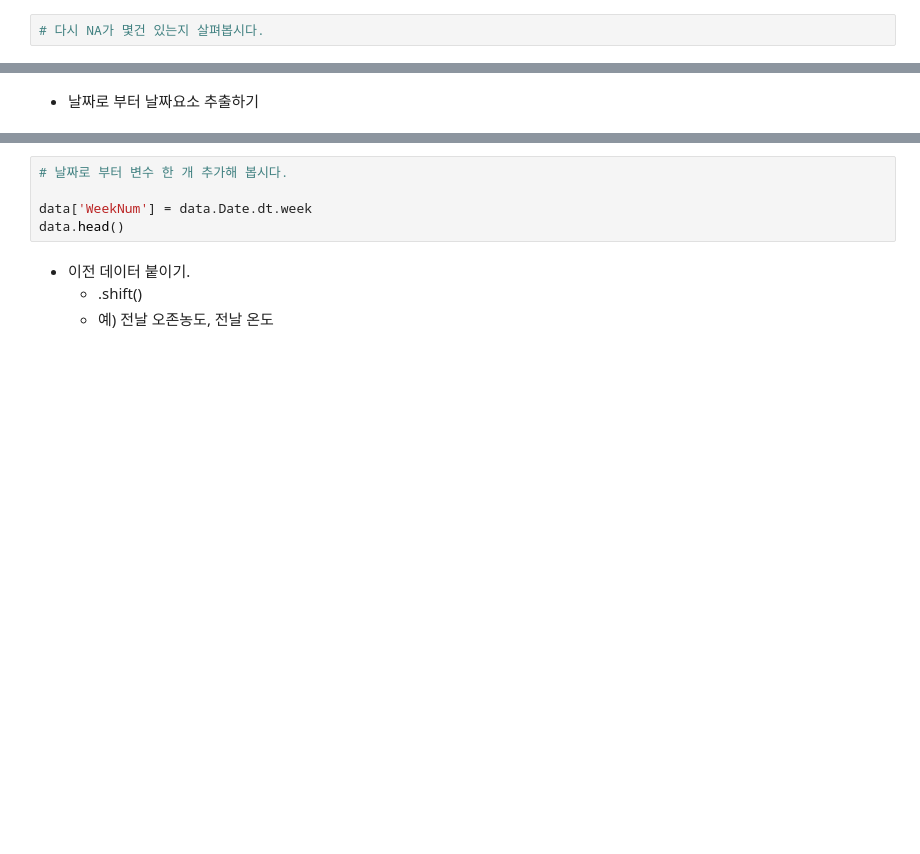
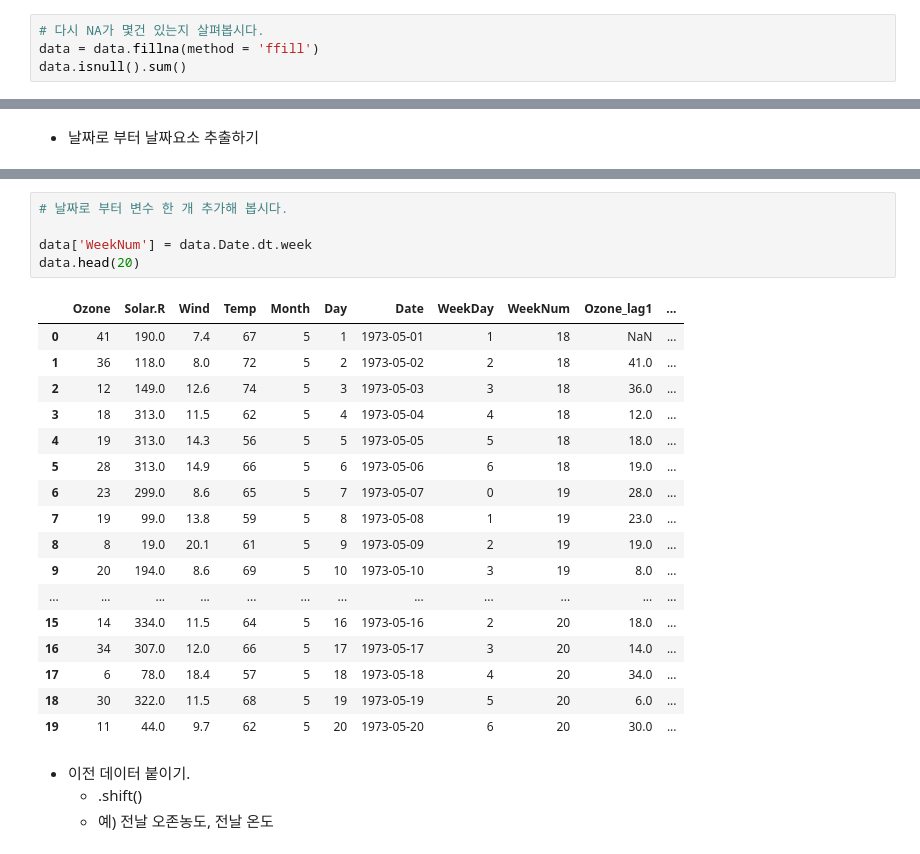
Before and after one commit to oms1226/20201130_python_farmingindustry, a Jupyter notebook: 1week/23_Regression_AirQuality2.ipynb, the cells around one changed output, grey strips where cells are left out. Saved outputs shown, nothing was run; the diff lists cells and outputs as text; blank space fills up the shorter version.

Commit message:
[1week] 4일차 실습 내용 저장

```diff
--- a/1week/23_Regression_AirQuality2.ipynb
+++ b/1week/23_Regression_AirQuality2.ipynb
@@ -27,2 +39,4 @@ data = pd.read_csv(data_path)
 # %%
 # 다시 NA가 몇건 있는지 살펴봅시다.
+data = data.fillna(method = 'ffill')
+data.isnull().sum()
@@ -65,8 +112,26 @@ data.Date.dt.
 # %%
 # 날짜로 부터 변수 한 개 추가해 봅시다.
 
 data['WeekNum'] = data.Date.dt.week
-data.head()
+data.head(20)
+# %% [output]
+|  | Ozone | Solar.R | Wind | Temp | Month | Day | Date | WeekDay | WeekNum | Ozone_lag1 | ... |
+| 0 | 41 | 190.0 | 7.4 | 67 | 5 | 1 | 1973-05-01 | 1 | 18 | NaN | ... |
+| 1 | 36 | 118.0 | 8.0 | 72 | 5 | 2 | 1973-05-02 | 2 | 18 | 41.0 | ... |
+| 2 | 12 | 149.0 | 12.6 | 74 | 5 | 3 | 1973-05-03 | 3 | 18 | 36.0 | ... |
+| 3 | 18 | 313.0 | 11.5 | 62 | 5 | 4 | 1973-05-04 | 4 | 18 | 12.0 | ... |
+| 4 | 19 | 313.0 | 14.3 | 56 | 5 | 5 | 1973-05-05 | 5 | 18 | 18.0 | ... |
+| 5 | 28 | 313.0 | 14.9 | 66 | 5 | 6 | 1973-05-06 | 6 | 18 | 19.0 | ... |
+| 6 | 23 | 299.0 | 8.6 | 65 | 5 | 7 | 1973-05-07 | 0 | 19 | 28.0 | ... |
+| 7 | 19 | 99.0 | 13.8 | 59 | 5 | 8 | 1973-05-08 | 1 | 19 | 23.0 | ... |
+| 8 | 8 | 19.0 | 20.1 | 61 | 5 | 9 | 1973-05-09 | 2 | 19 | 19.0 | ... |
+| 9 | 20 | 194.0 | 8.6 | 69 | 5 | 10 | 1973-05-10 | 3 | 19 | 8.0 | ... |
+| ... | ... | ... | ... | ... | ... | ... | ... | ... | ... | ... | ... |
+| 15 | 14 | 334.0 | 11.5 | 64 | 5 | 16 | 1973-05-16 | 2 | 20 | 18.0 | ... |
+| 16 | 34 | 307.0 | 12.0 | 66 | 5 | 17 | 1973-05-17 | 3 | 20 | 14.0 | ... |
+| 17 | 6 | 78.0 | 18.4 | 57 | 5 | 18 | 1973-05-18 | 4 | 20 | 34.0 | ... |
+| 18 | 30 | 322.0 | 11.5 | 68 | 5 | 19 | 1973-05-19 | 5 | 20 | 6.0 | ... |
+| 19 | 11 | 44.0 | 9.7 | 62 | 5 | 20 | 1973-05-20 | 6 | 20 | 30.0 | ... |
 # %% [markdown]
 * 이전 데이터 붙이기.
     - .shift()
```
Also changed, not shown: parts of 29 cells of this notebook, 7 other files.
